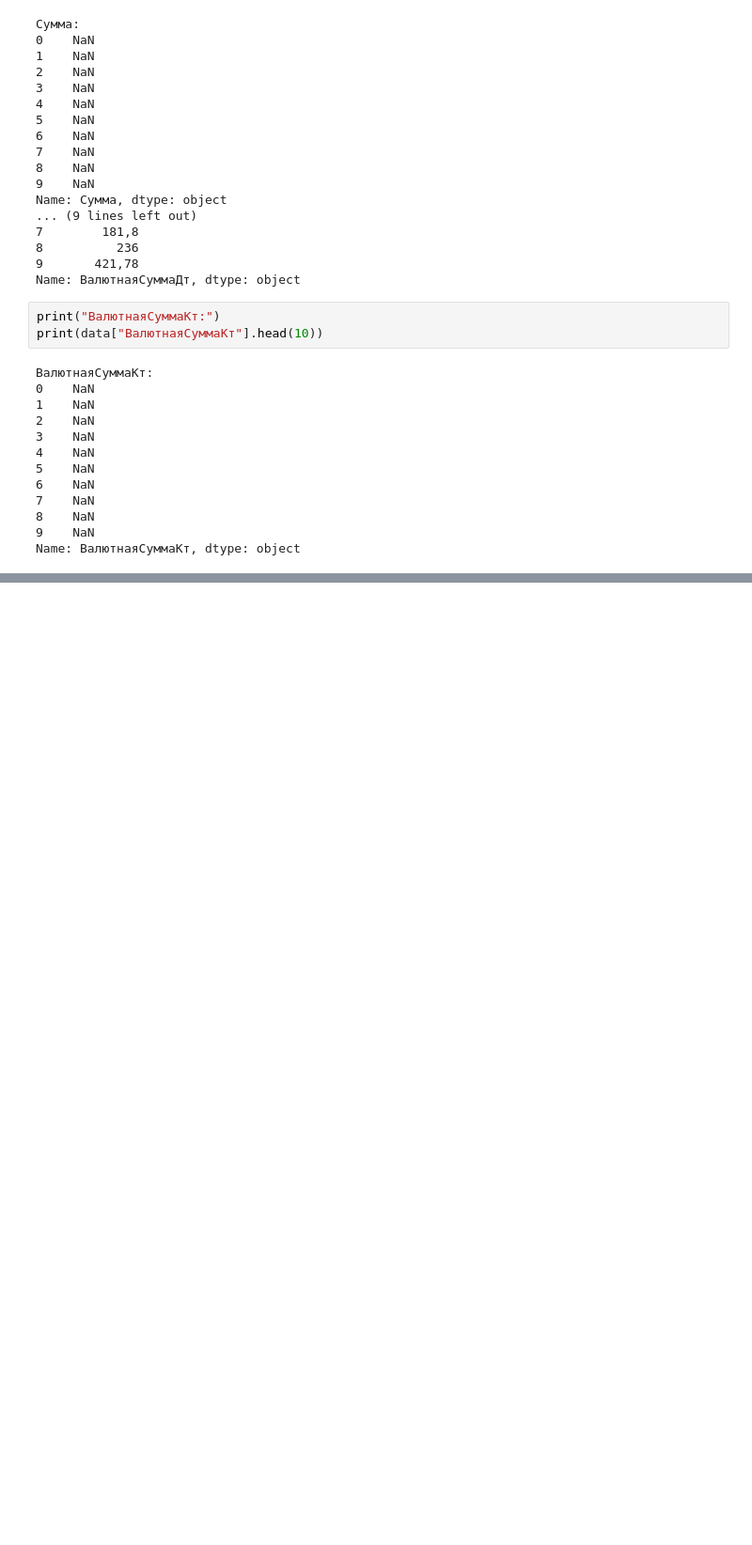
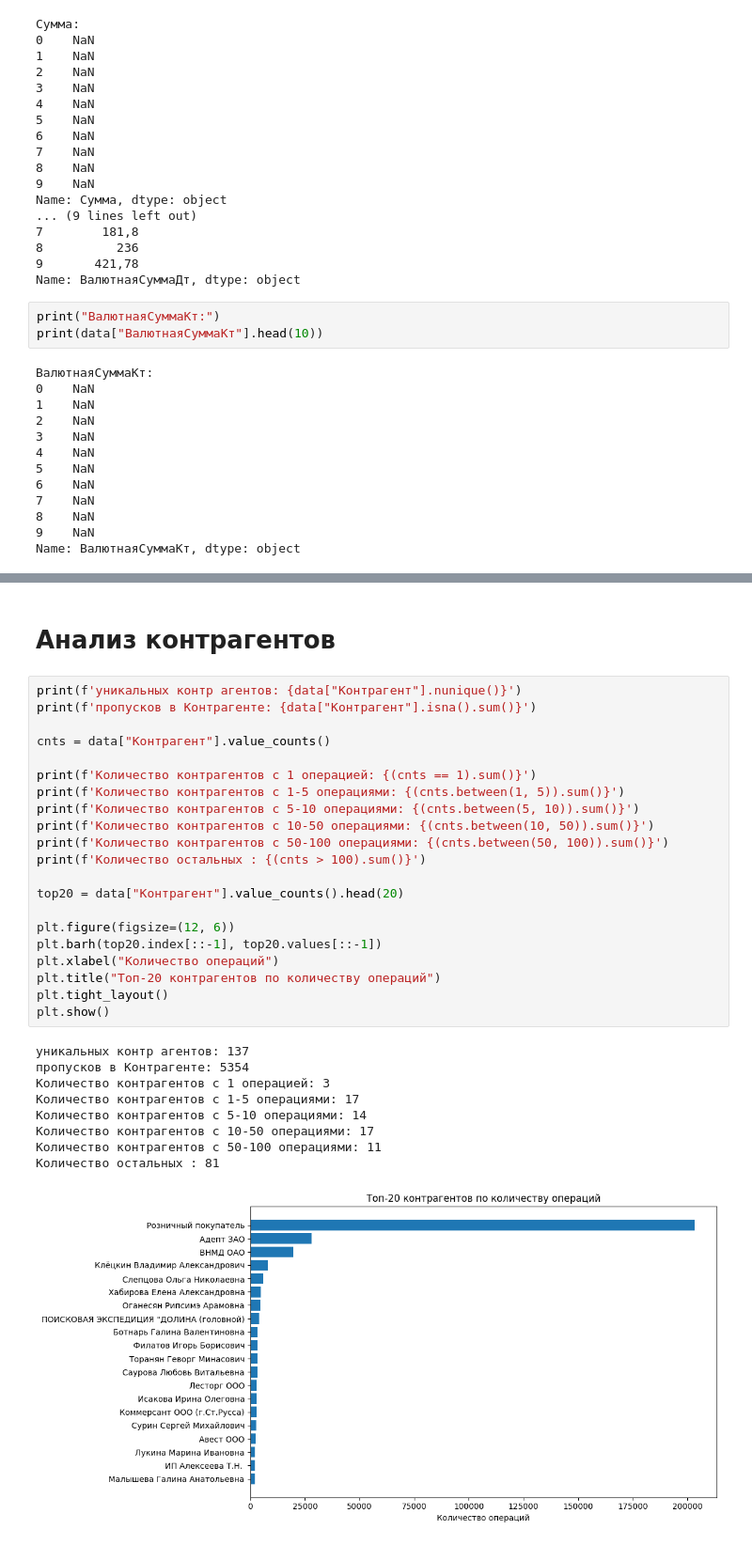
Before and after one commit to rodionpotapov/auditor, a Jupyter notebook: notebooks/01_eda.ipynb, the cells around one changed output, grey strips where cells are left out. Shown at 94% size. Cells and saved outputs as stored; diff of their text form; blank space fills up the shorter version.

```diff
--- a/notebooks/01_eda.ipynb
+++ b/notebooks/01_eda.ipynb
@@ -98,0 +292,33 @@ Name: ВалютнаяСуммаКт, dtype: object
+# %% [markdown]
+# Анализ контрагентов
+# %%
+print(f'уникальных контр агентов: {data["Контрагент"].nunique()}')
+print(f'пропусков в Контрагенте: {data["Контрагент"].isna().sum()}')
+
+cnts = data["Контрагент"].value_counts()
+
+print(f'Количество контрагентов с 1 операцией: {(cnts == 1).sum()}')
+print(f'Количество контрагентов с 1-5 операциями: {(cnts.between(1, 5)).sum()}')
+print(f'Количество контрагентов с 5-10 операциями: {(cnts.between(5, 10)).sum()}')
+print(f'Количество контрагентов с 10-50 операциями: {(cnts.between(10, 50)).sum()}')
+print(f'Количество контрагентов с 50-100 операциями: {(cnts.between(50, 100)).sum()}')
+print(f'Количество остальных : {(cnts > 100).sum()}')
+
+top20 = data["Контрагент"].value_counts().head(20)
+
+plt.figure(figsize=(12, 6))
+plt.barh(top20.index[::-1], top20.values[::-1])
+plt.xlabel("Количество операций")
+plt.title("Топ-20 контрагентов по количеству операций")
+plt.tight_layout()
+plt.show()
+# %% [output]
+уникальных контр агентов: 137
+пропусков в Контрагенте: 5354
+Количество контрагентов с 1 операцией: 3
+Количество контрагентов с 1-5 операциями: 17
+Количество контрагентов с 5-10 операциями: 14
+Количество контрагентов с 10-50 операциями: 17
+Количество контрагентов с 50-100 операциями: 11
+Количество остальных : 81
+[figure, added]
```
Also changed, not shown: parts of 16 cells of this notebook.
